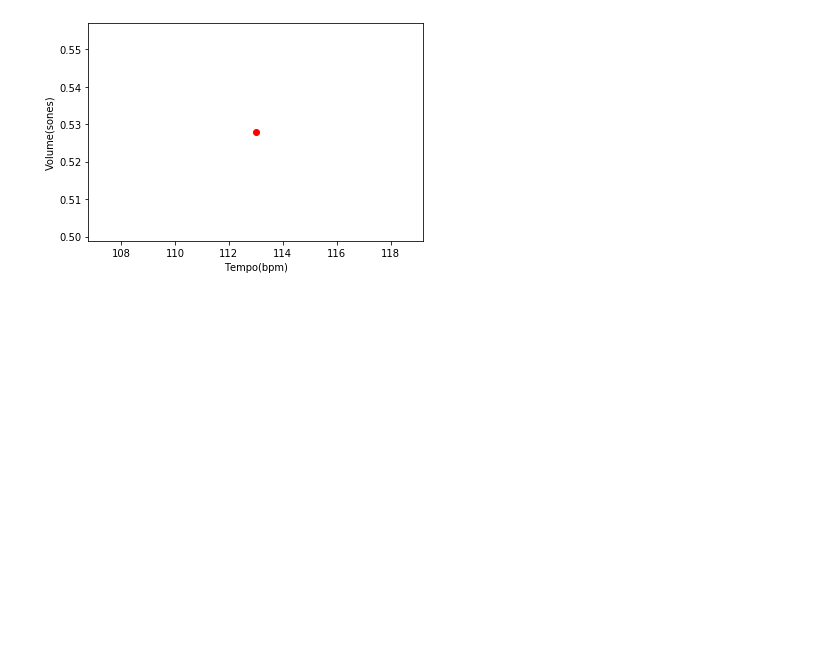
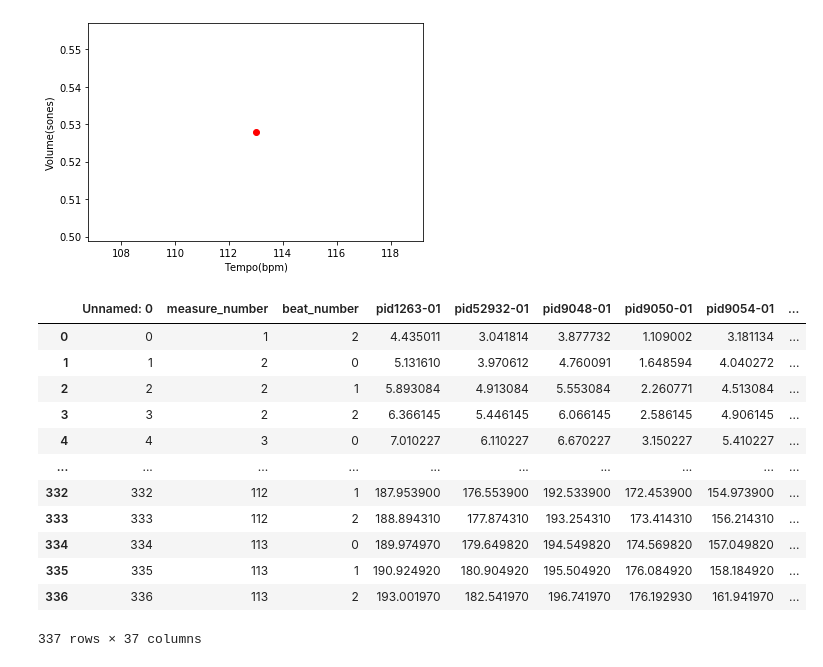
Before and after one commit to jrmylee/Vivace, a Jupyter notebook: Tempo-Volume.ipynb, the cells around one changed output. Cells and saved outputs as stored; diff of their text form; code cells hidden in the pictures; blank space fills up the shorter version.

```diff
--- a/Tempo-Volume.ipynb
+++ b/Tempo-Volume.ipynb
@@ -107,3 +107,19 @@ biret_dyn
 plot_performance(biret_dyn)
 # %% [output]
 [figure]
+# %%
+beat_time
+# %% [output]
+|  | Unnamed: 0 | measure_number | beat_number | pid1263-01 | pid52932-01 | pid9048-01 | pid9050-01 | pid9054-01 | ... |
+| 0 | 0 | 1 | 2 | 4.435011 | 3.041814 | 3.877732 | 1.109002 | 3.181134 | ... |
+| 1 | 1 | 2 | 0 | 5.131610 | 3.970612 | 4.760091 | 1.648594 | 4.040272 | ... |
+| 2 | 2 | 2 | 1 | 5.893084 | 4.913084 | 5.553084 | 2.260771 | 4.513084 | ... |
+| 3 | 3 | 2 | 2 | 6.366145 | 5.446145 | 6.066145 | 2.586145 | 4.906145 | ... |
+| 4 | 4 | 3 | 0 | 7.010227 | 6.110227 | 6.670227 | 3.150227 | 5.410227 | ... |
+| ... | ... | ... | ... | ... | ... | ... | ... | ... | ... |
+| 332 | 332 | 112 | 1 | 187.953900 | 176.553900 | 192.533900 | 172.453900 | 154.973900 | ... |
+| 333 | 333 | 112 | 2 | 188.894310 | 177.874310 | 193.254310 | 173.414310 | 156.214310 | ... |
+| 334 | 334 | 113 | 0 | 189.974970 | 179.649820 | 194.549820 | 174.569820 | 157.049820 | ... |
+| 335 | 335 | 113 | 1 | 190.924920 | 180.904920 | 195.504920 | 176.084920 | 158.184920 | ... |
+| 336 | 336 | 113 | 2 | 193.001970 | 182.541970 | 196.741970 | 176.192930 | 161.941970 | ... |
+337 rows × 37 columns
```
Also changed, not shown: parts of 2 cells of this notebook.
